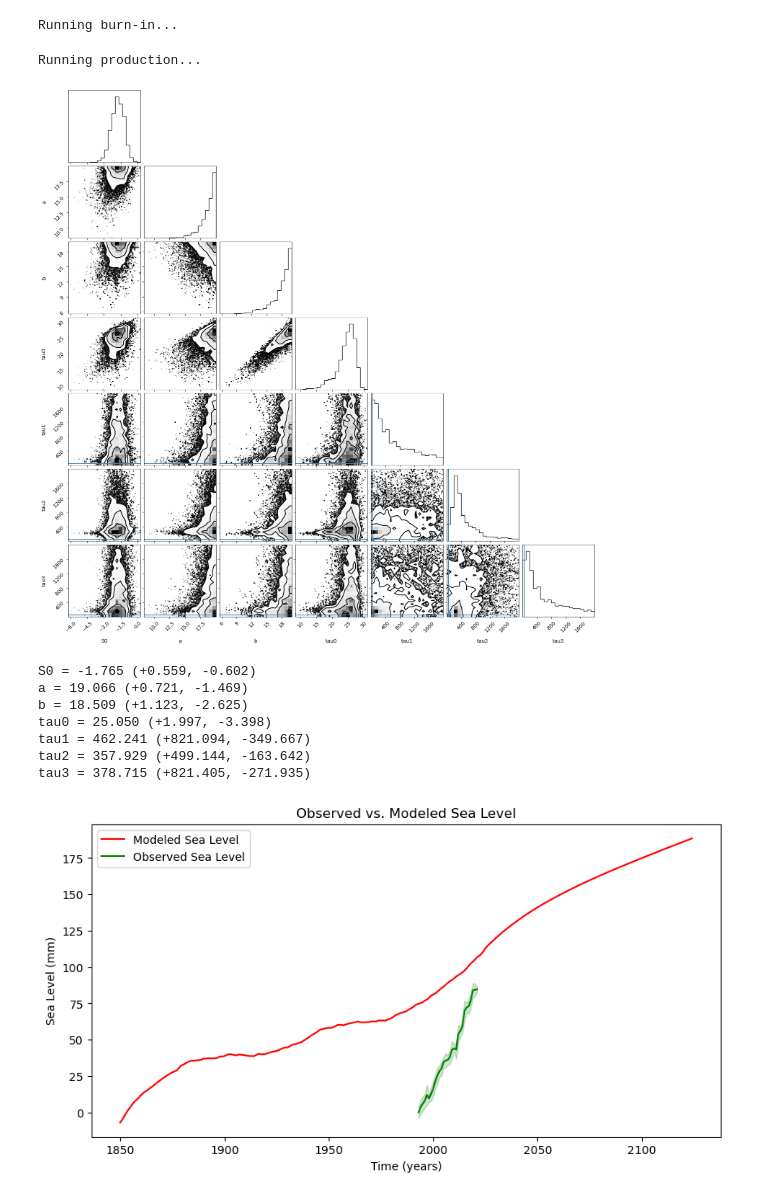
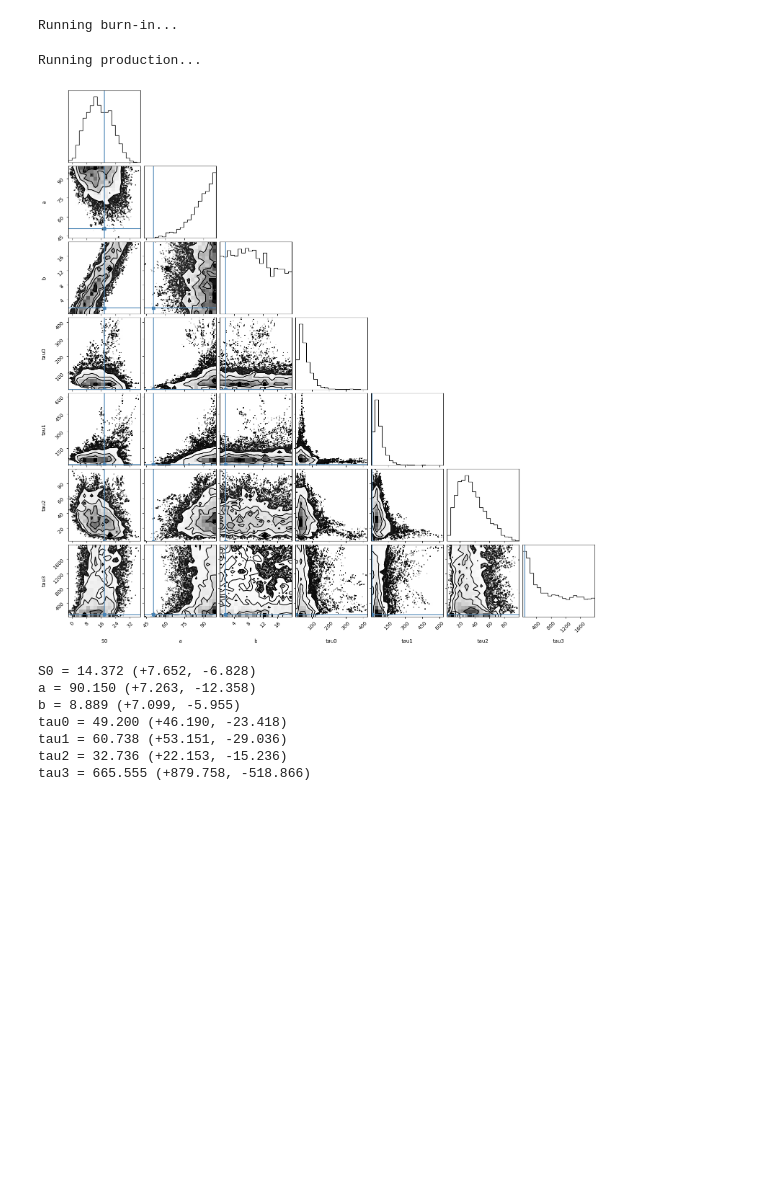
Before and after one commit to tonton-golio/sea-level-change-4box-model, a Jupyter notebook: notebooks/fourboxmodel.ipynb, the cells around one changed output. Cells and saved outputs as stored; diff of their text form; code cells hidden in the pictures; blank space fills up the shorter version.

Commit message:
mcmc 4 box now working

```diff
--- a/notebooks/fourboxmodel.ipynb
+++ b/notebooks/fourboxmodel.ipynb
@@ -134,31 +106,31 @@ def log_prior_inf(theta):
 def log_prior(theta):
     S0, a, b, tau0, tau1, tau2, tau3 = theta
     if -500 < S0 and S0 < 500 and \
-        0 < a and a < 20 and \
+        0 < a and a < 100 and \
        0 < b and b < 20 and \
-       0 < tau0 and tau0 < 2000 and \
-       0 < tau1 and tau1 < 2000 and \
-       0 < tau2 and tau2 < 2000 and \
-       0 < tau3 and tau3 < 2000:
+       1 < tau0 and tau0 < 2000 and \
+       1 < tau1 and tau1 < 2000 and \
+       1 < tau2 and tau2 < 2000 and \
+       1 < tau3 and tau3 < 2000:
 
         return 0.0  # Uniform prior within bounds
     return -np.inf  # Outside the bounds, log probability is negative infinity
 
 # Define the log likelihood function
-def log_likelihood(theta, T, S_obs, sigma, T_sigma):
+def log_likelihood(theta, T, S_obs, sigma):
+    # print('log_likelihood')
     S0, a, b, tau0, tau1, tau2, tau3 = theta
 
-    # Sample temperature with uncertainty
-    T_sampled = np.random.normal(T, T_sigma)
-
-    dS = get_dS(T_sampled, S0, a, b, tau0, tau1, tau2, tau3)
+    dS = get_dS(T, S0, a, b, tau0, tau1, tau2, tau3)
 
     if np.any(np.isnan(dS)) or np.any(np.isinf(dS)):
         return -np.inf
 
-    S_model = dS#np.cumsum(dS)
-
-    residuals = (S_obs - S_model) / sigma
+    S_model = np.cumsum(dS)
+    # print('S_model shape', S_model.shape)
+    # print('S_obs shape', S_obs.shape)
+    residuals = (S_obs - S_model[143:-103]) / sigma
+    # print('residuals shape', residuals.shape, residuals)
     log_likelihood_val = -0.5 * np.sum(residuals**2 + np.log(2 * np.pi * sigma**2))
 
     if np.isnan(log_likelihood_val) or np.isinf(log_likelihood_val):
@@ -171,73 +143,50 @@ def log_probability(theta, T, S_obs, sigma):
     lp = log_prior(theta)
     if not np.isfinite(lp):
         return -np.inf
-    return lp + log_likelihood(theta, T, S_obs, sigma, T_unc)
+    return lp + log_likelihood(theta, T, S_obs, sigma)
 
 # Initial guess for the parameters
-initial_params = [-200, .4,  .5, 40, 50, 50, 50]
+# S_0=17.825, a=50.733, b=1.639, tau0=3.574, tau1=7.641, tau2=1.258, tau3=82.404
+initial_params = [17.825, 50.733, 1.639, 3.574, 7.641, 1.258, 82.404]
 ndim = len(initial_params)  # Number of parameters
-nwalkers = 256  # Number of walkers for MCMC
+nwalkers = 64  # Number of walkers for MCMC
 
 # Initialize walkers in a Gaussian ball around the initial guess
-pos = initial_params + 1e-3 * np.random.randn(nwalkers, ndim)
+pos = initial_params + 1e-2 * np.random.randn(nwalkers, ndim)
 
 # Set up the MCMC sampler
 sampler = emcee.EnsembleSampler(nwalkers, ndim, log_probability, args=(T, S_obs, sigma))
 
 # Burn-in phase
 print("Running burn-in...")
-sampler.run_mcmc(pos, 20000, progress=True)
+sampler.run_mcmc(pos, 1000, progress=True)
 sampler.reset()
 
 # Production run
 print("Running production...")
-sampler.run_mcmc(None, 100000, progress=True)
+sampler.run_mcmc(None, 5000, progress=True)
 
 # Extract the samples
 samples = sampler.get_chain(flat=True)
 
 # Plot posterior distributions using the corner library
 fig = corner.corner(samples, labels=["S0", "a", "b", "tau0", "tau1", "tau2", "tau3"], truths=initial_params)
 plt.show()
 
 # Compute the mean and uncertainties of the parameters
 param_names = ["S0", "a", "b", "tau0", "tau1", "tau2", "tau3"]
 for i, name in enumerate(param_names):
     mcmc = np.percentile(samples[:, i], [16, 50, 84])
     q = np.diff(mcmc)
     print(f"{name} = {mcmc[1]:.3f} (+{q[1]:.3f}, -{q[0]:.3f})")
-
-# Use the median parameters to compute the modeled sea level
-best_params = np.median(samples, axis=0)
-S_model_full = get_dS(T_full, *best_params)
-
-# Plot the observed vs. modeled sea level
-plt.figure(figsize=(10, 5))
-plt.plot(time_full, S_model_full, label='Modeled Sea Level', color='red')
-plt.plot(time, S_obs, label='Observed Sea Level', color='green')
-
-# Add uncertainty bounds
-plt.fill_between(time, S_obs - sigma, S_obs + sigma, color='green', alpha=0.2)
-
-plt.xlabel('Time (years)')
-plt.ylabel('Sea Level (mm)')
-plt.title('Observed vs. Modeled Sea Level')
-plt.legend()
-plt.show()
-
-
-popt = best_params
-
-print(popt)
 # %% [output]
 Running burn-in...
 Running production...
-[figure, old version]
+[figure, new version]
-S0 = -1.765 (+0.559, -0.602)
-a = 19.066 (+0.721, -1.469)
-b = 18.509 (+1.123, -2.625)
-tau0 = 25.050 (+1.997, -3.398)
-tau1 = 462.241 (+821.094, -349.667)
-tau2 = 357.929 (+499.144, -163.642)
-tau3 = 378.715 (+821.405, -271.935)
+S0 = 14.372 (+7.652, -6.828)
+a = 90.150 (+7.263, -12.358)
+b = 8.889 (+7.099, -5.955)
+tau0 = 49.200 (+46.190, -23.418)
+tau1 = 60.738 (+53.151, -29.036)
+tau2 = 32.736 (+22.153, -15.236)
+tau3 = 665.555 (+879.758, -518.866)
-[figure, removed]
```
Also changed, not shown: parts of 9 cells of this notebook.
